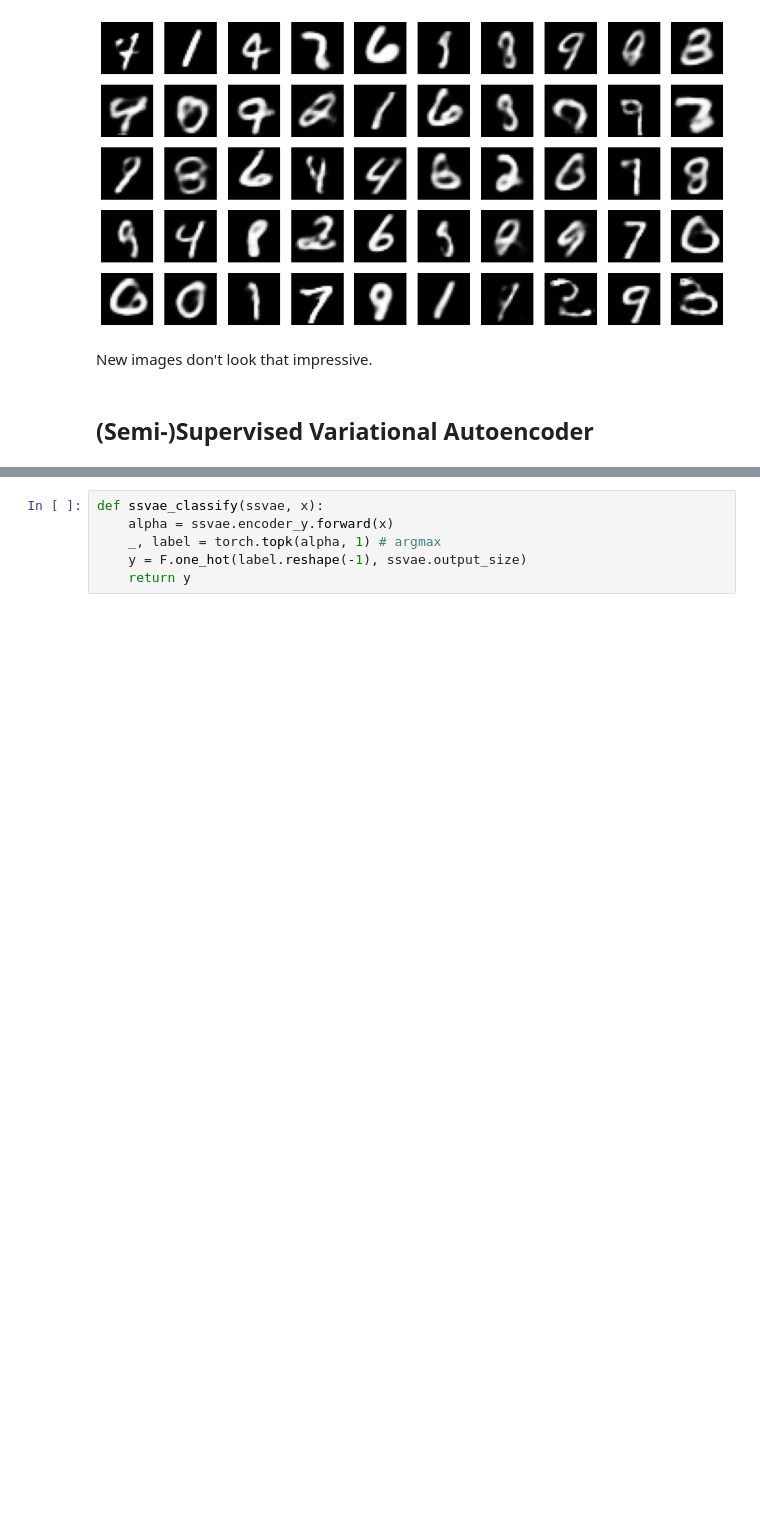
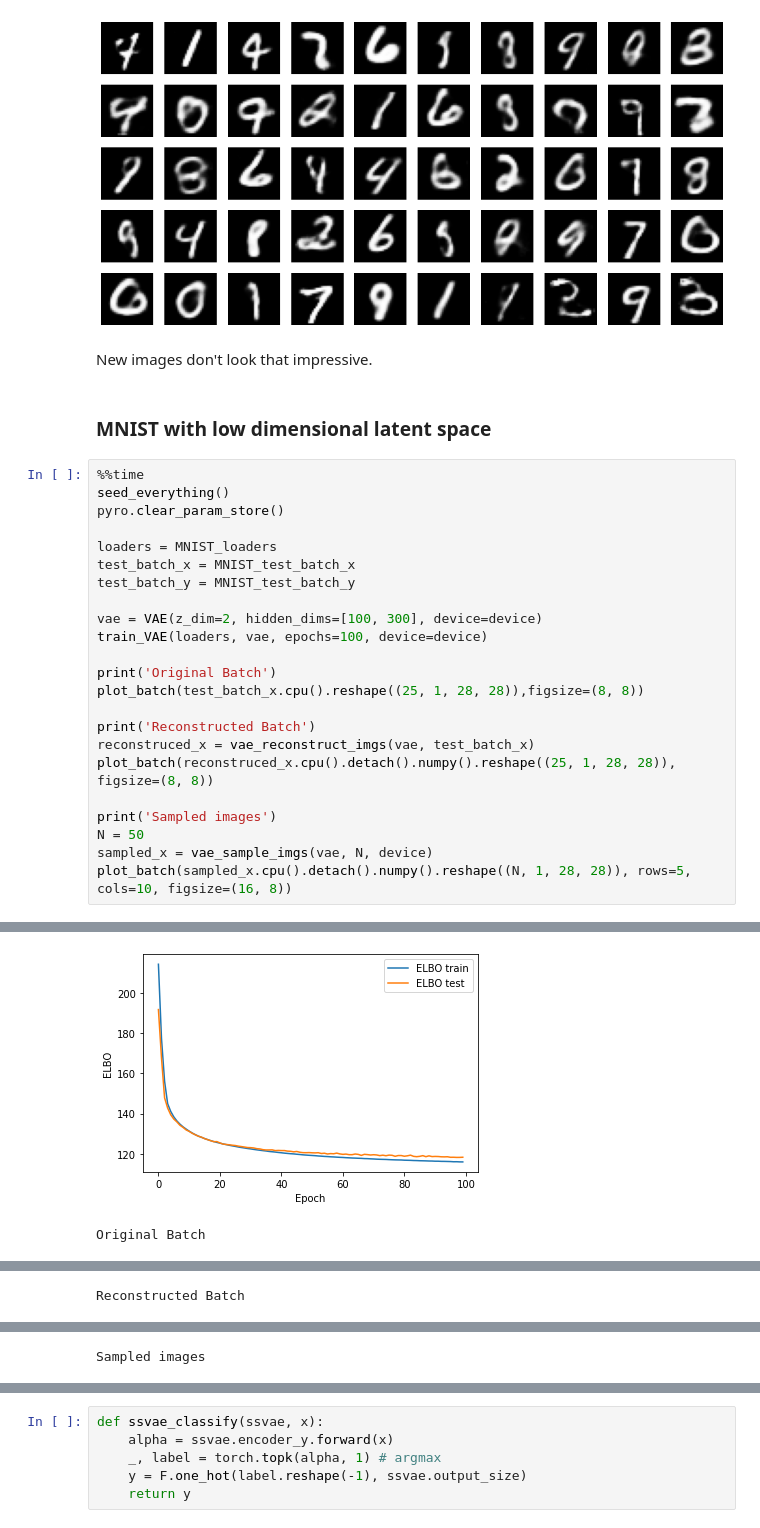
Before and after one commit to markus7800/vae, a Jupyter notebook: main.ipynb, the cells around one changed output, grey strips where cells are left out. Cells and saved outputs as stored; diff of their text form; blank space fills up the shorter version.

```diff
--- a/main.ipynb
+++ b/main.ipynb
@@ -375,5 +378,29 @@ Sampled images
 [figure]
 # %% [markdown]
 New images don't look that impressive.
-# %% [markdown]
-## (Semi-)Supervised Variational Autoencoder
+# %% [markdown]
+### MNIST with low dimensional latent space
+# %%
+%%time
+seed_everything()
+pyro.clear_param_store()
+
+loaders = MNIST_loaders
+test_batch_x = MNIST_test_batch_x
+test_batch_y = MNIST_test_batch_y
+
+vae = VAE(z_dim=2, hidden_dims=[100, 300], device=device)
+train_VAE(loaders, vae, epochs=100, device=device)
+
+print('Original Batch')
+plot_batch(test_batch_x.cpu().reshape((25, 1, 28, 28)),figsize=(8, 8))
+
+print('Reconstructed Batch')
+reconstruced_x = vae_reconstruct_imgs(vae, test_batch_x)
+plot_batch(reconstruced_x.cpu().detach().numpy().reshape((25, 1, 28, 28)), figsize=(8, 8))
+
+print('Sampled images')
+N = 50
+sampled_x = vae_sample_imgs(vae, N, device)
+plot_batch(sampled_x.cpu().detach().numpy().reshape((N, 1, 28, 28)), rows=5, cols=10, figsize=(16, 8))
+# %% [output]
@@ -379,0 +408,2 @@ New images don't look that impressive.
+[figure, added]
+Original Batch
@@ -379,0 +411 @@ New images don't look that impressive.
+Reconstructed Batch
@@ -379,0 +413 @@ New images don't look that impressive.
+Sampled images
```
Also changed, not shown: parts of 40 cells of this notebook.
